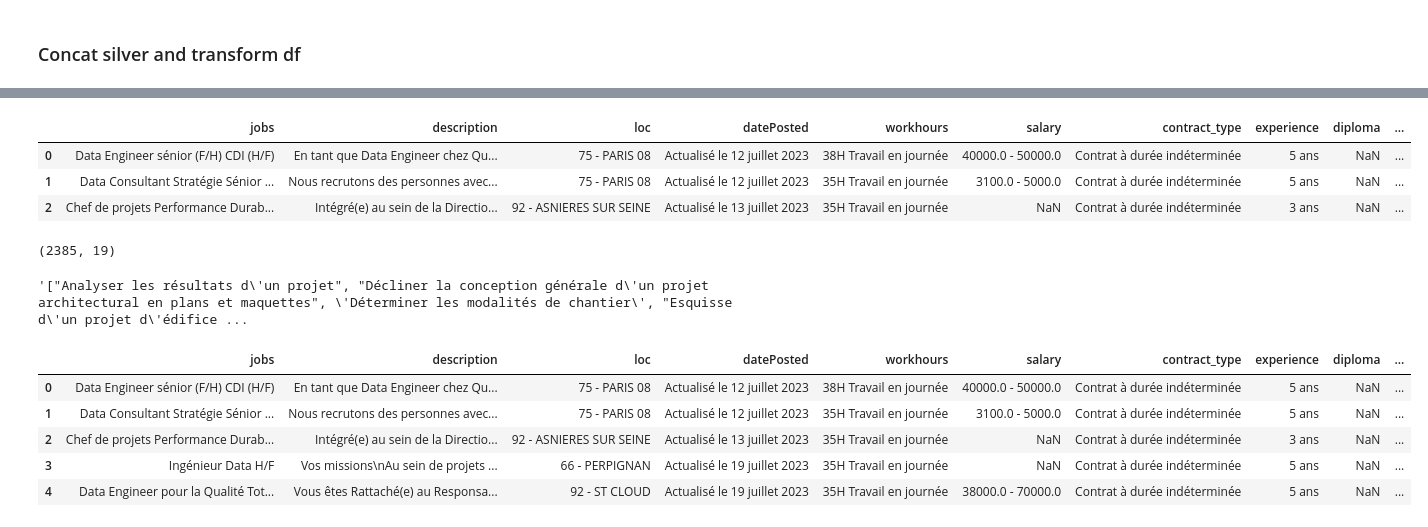
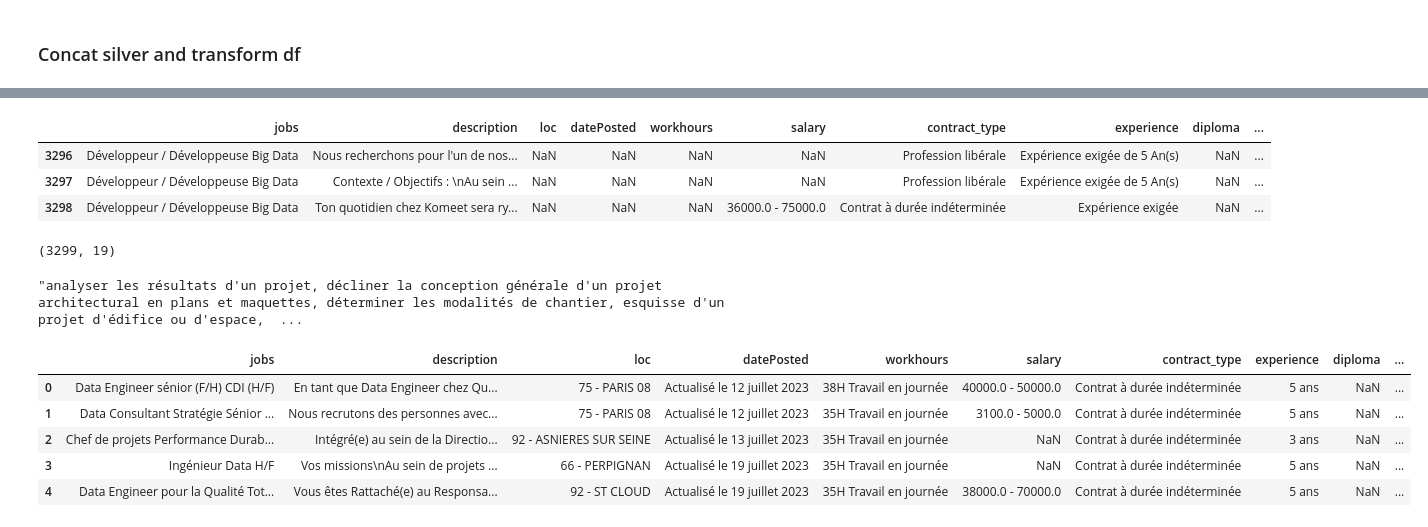
Before and after one commit to IISELII/JobFinder, a Jupyter notebook: scraping/pôle_emploi.ipynb, the cells around one changed output, grey strips where cells are left out. Cells and saved outputs as stored; diff of their text form; code cells hidden in the pictures.

```diff
--- a/scraping/pôle_emploi.ipynb
+++ b/scraping/pôle_emploi.ipynb
@@ -387,15 +444,15 @@ df.head()
 # %%
-jobs_df = pd.read_csv("../data/silver/silver_data.csv")
-display(jobs_df.head(3))
+jobs_df = pd.read_csv("../data/silver_data.csv")
+display(jobs_df.tail(3))
 print(jobs_df.shape)
 # %% [output]
 |  | jobs | description | loc | datePosted | workhours | salary | contract_type | experience | diploma | ... |
-| 0 | Data Engineer sénior (F/H) CDI (H/F) | En tant que Data Engineer chez Qu... | 75 - PARIS 08 | Actualisé le 12 juillet 2023 | 38H Travail en journée | 40000.0 - 50000.0 | Contrat à durée indéterminée | 5 ans | NaN | ... |
-| 1 | Data Consultant Stratégie Sénior ... | Nous recrutons des personnes avec... | 75 - PARIS 08 | Actualisé le 12 juillet 2023 | 35H Travail en journée | 3100.0 - 5000.0 | Contrat à durée indéterminée | 5 ans | NaN | ... |
-| 2 | Chef de projets Performance Durab... | Intégré(e) au sein de la Directio... | 92 - ASNIERES SUR SEINE | Actualisé le 13 juillet 2023 | 35H Travail en journée | NaN | Contrat à durée indéterminée | 3 ans | NaN | ... |
+| 3296 | Développeur / Développeuse Big Data | Nous recherchons pour l'un de nos... | NaN | NaN | NaN | NaN | Profession libérale | Expérience exigée de 5 An(s) | NaN | ... |
+| 3297 | Développeur / Développeuse Big Data | Contexte / Objectifs : \nAu sein ... | NaN | NaN | NaN | NaN | Profession libérale | Expérience exigée de 5 An(s) | NaN | ... |
+| 3298 | Développeur / Développeuse Big Data | Ton quotidien chez Komeet sera ry... | NaN | NaN | NaN | 36000.0 - 75000.0 | Contrat à durée indéterminée | Expérience exigée | NaN | ... |
-(2385, 19)
+(3299, 19)
 # %%
 jobs_df["skills"][1]
 # %% [output]
-'["Analyser les résultats d\'un projet", "Décliner la conception générale d\'un projet architectural en plans et maquettes", \'Déterminer les modalités de chantier\', "Esquisse d\'un projet d\'édifice ...
+"analyser les résultats d'un projet, décliner la conception générale d'un projet architectural en plans et maquettes, déterminer les modalités de chantier, esquisse d'un projet d'édifice ou d'espace,  ...
 # %%
```
Also changed, not shown: parts of 19 cells of this notebook, 9 other files.
